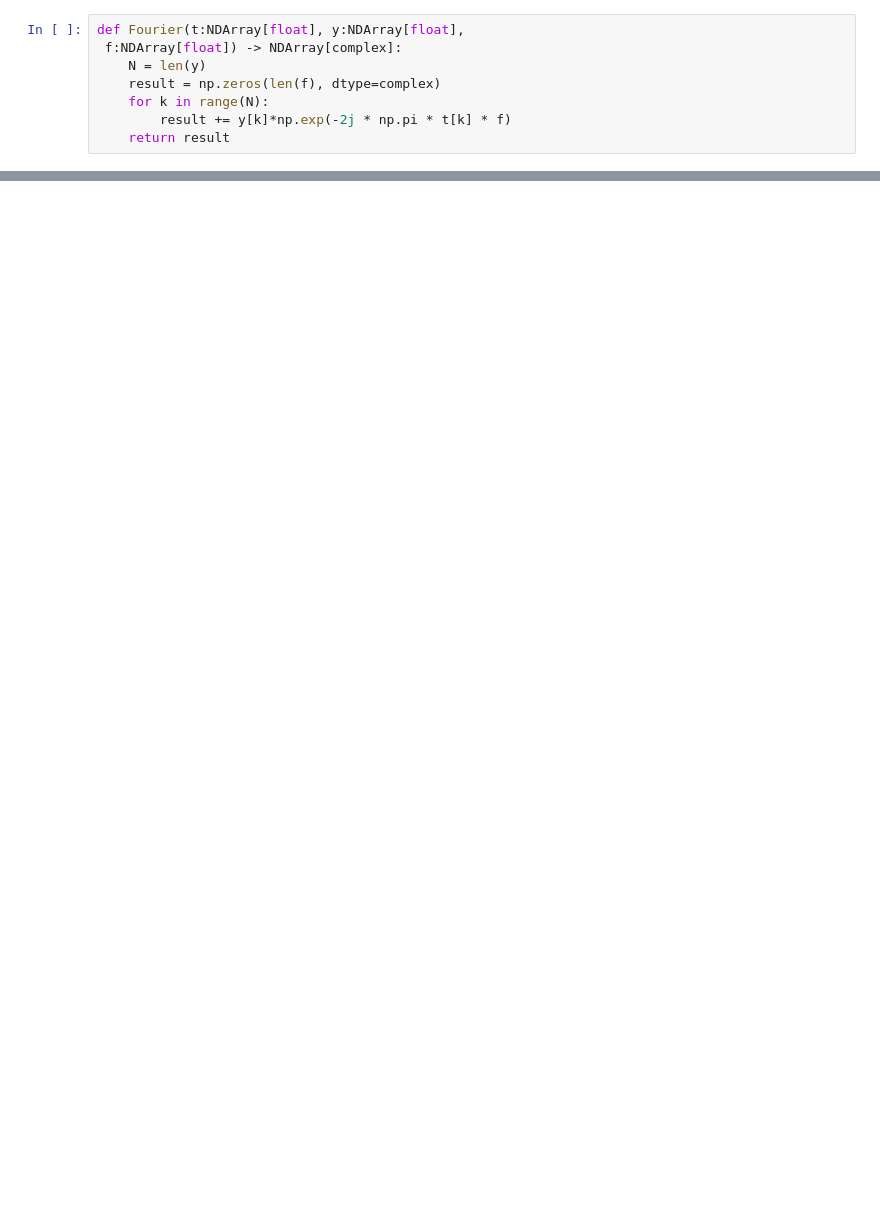
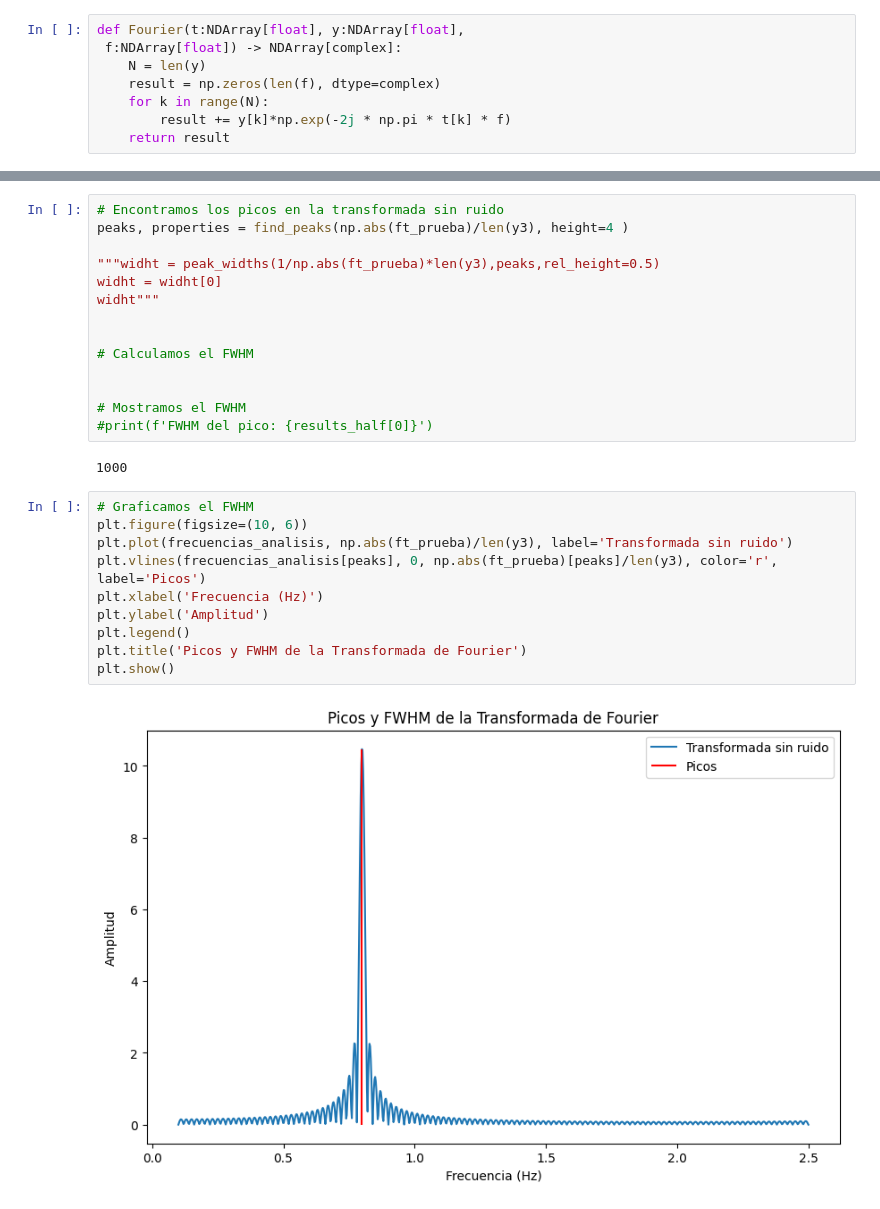
Before and after one commit to YeiferKmac/MetodosComputacionales2-G02, a Jupyter notebook: Tarea2.ipynb, the cells around one changed output, grey strips where cells are left out. Cells and saved outputs as stored; diff of their text form; blank space fills up the shorter version.

```diff
--- a/Tarea2.ipynb
+++ b/Tarea2.ipynb
@@ -40,0 +75,28 @@ TypeError: can't multiply sequence by non-int of type 'complex'
+# %%
+# Encontramos los picos en la transformada sin ruido
+peaks, properties = find_peaks(np.abs(ft_prueba)/len(y3), height=4 )
+
+"""widht = peak_widths(1/np.abs(ft_prueba)*len(y3),peaks,rel_height=0.5)
+widht = widht[0]
+widht"""
+
+
+# Calculamos el FWHM
+
+
+# Mostramos el FWHM
+#print(f'FWHM del pico: {results_half[0]}')
+# %% [output]
+1000
+# %%
+# Graficamos el FWHM
+plt.figure(figsize=(10, 6))
+plt.plot(frecuencias_analisis, np.abs(ft_prueba)/len(y3), label='Transformada sin ruido')
+plt.vlines(frecuencias_analisis[peaks], 0, np.abs(ft_prueba)[peaks]/len(y3), color='r', label='Picos')
+plt.xlabel('Frecuencia (Hz)')
+plt.ylabel('Amplitud')
+plt.legend()
+plt.title('Picos y FWHM de la Transformada de Fourier')
+plt.show()
+# %% [output]
+[figure, added]
```
Also changed, not shown: parts of 8 cells of this notebook.
